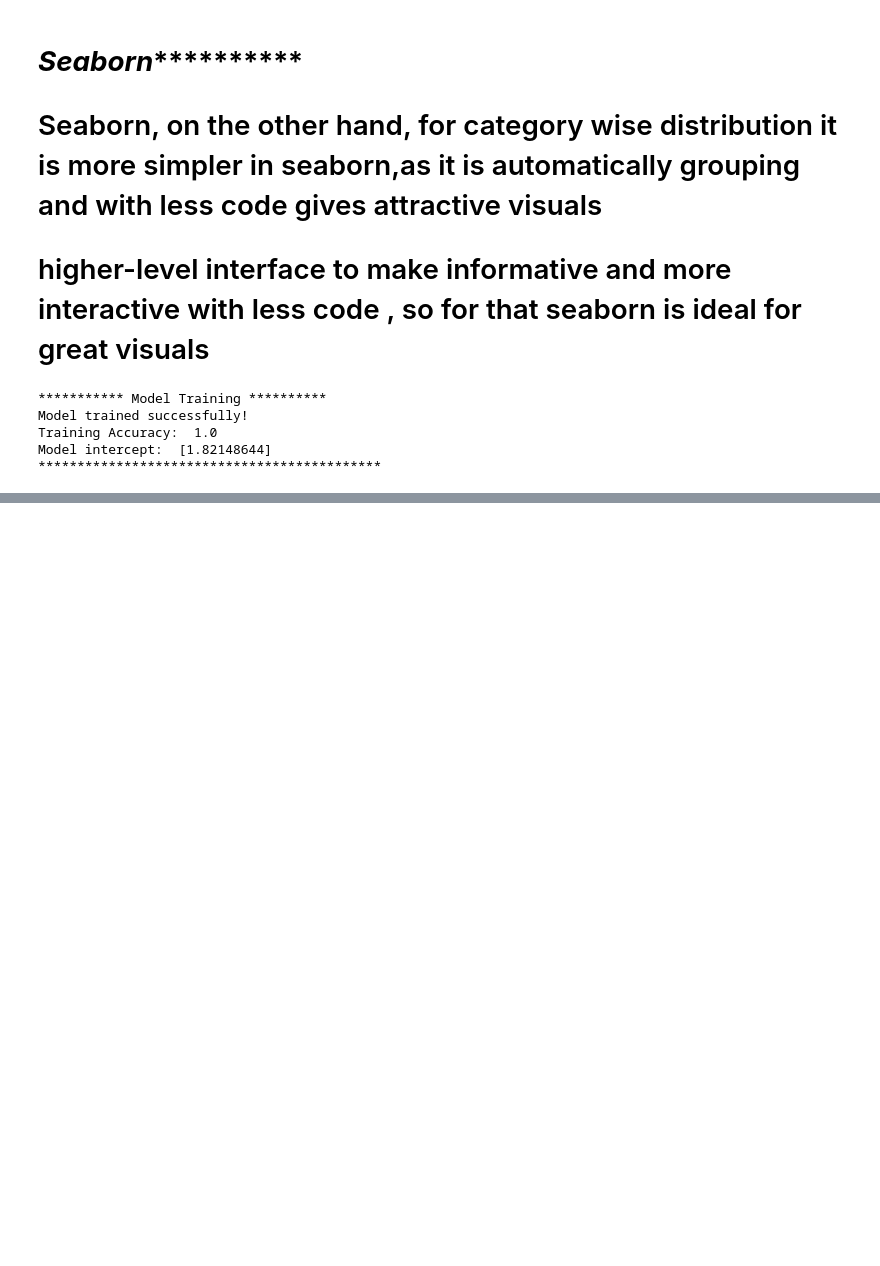
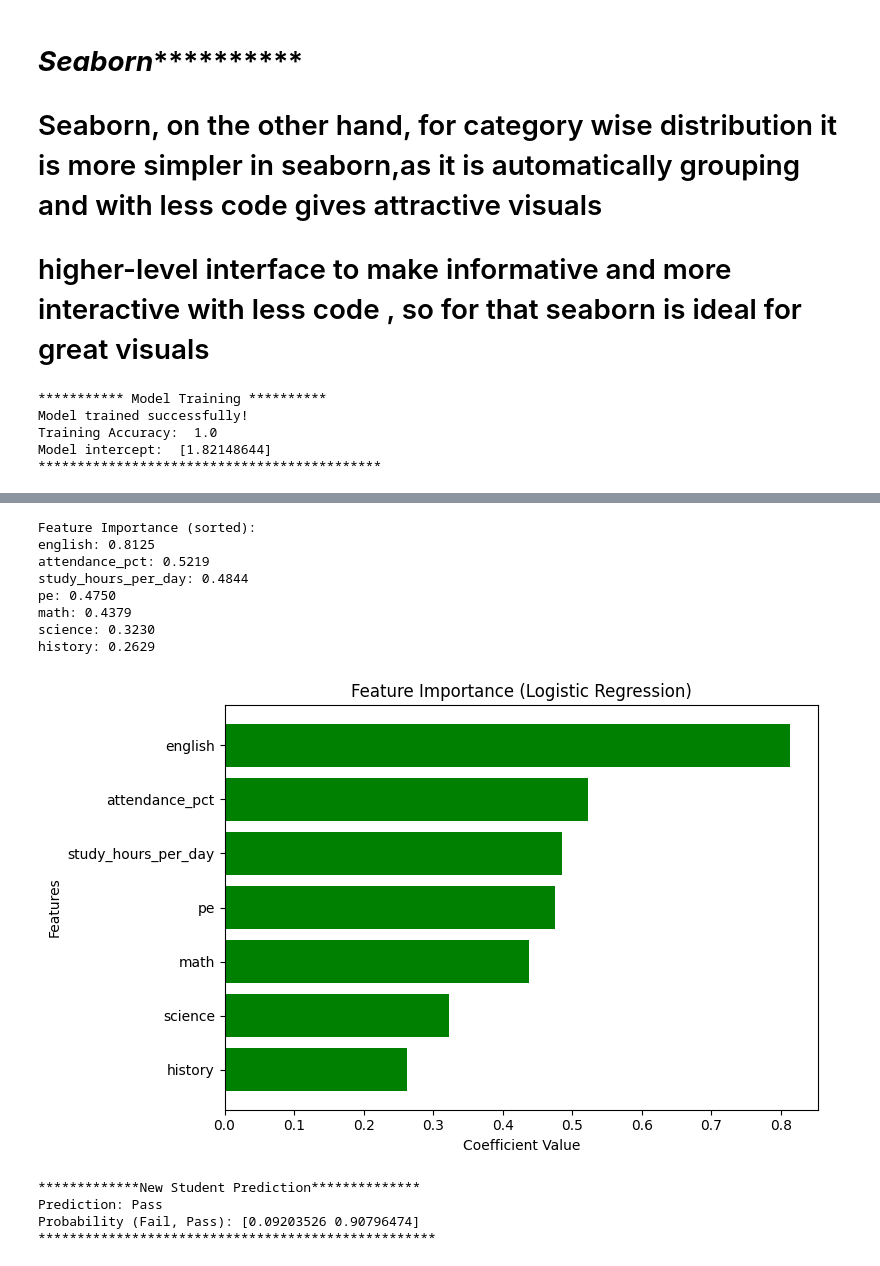
Before and after one commit to Shivangee1991/python-assignment-part4, a Jupyter notebook: part4_visualization_ml.ipynb, the cells around one changed output, grey strips where cells are left out. Cells and saved outputs as stored; diff of their text form; code cells hidden in the pictures; blank space fills up the shorter version.

```diff
--- a/part4_visualization_ml.ipynb
+++ b/part4_visualization_ml.ipynb
@@ -353,0 +356,61 @@ AttributeError: 'numpy.ndarray' object has no attribute 'index'
+# %%
+# Task 4.4-4 Feature importance
+
+import matplotlib.pyplot as plt
+import numpy as np
+
+# Extract model Coefficients- one value per feature
+coefficients = model.coef_[0]
+features = X.columns
+
+# Pair co-efficient with feature names and sort by absolute value
+feature_importance = sorted(zip(features, coefficients), key=lambda x: abs(x[1]), reverse=True)
+
+print("\nFeature Importance (sorted):")
+for feature, coef in feature_importance:
+    print(f"{feature}: {coef:.4f}")
+
+# plotting horizontal bar chart for feature coefficient with positive color green and negative shows red color
+features_sorted = [f for f, c in feature_importance]
+coeffs_sorted = [c for f, c in feature_importance]
+
+colors = ['green' if c > 0 else 'red' for c in coeffs_sorted]
+
+plt.figure(figsize=(8, 5))
+plt.barh(features_sorted, coeffs_sorted, color=colors)
+plt.xlabel("Coefficient Value")
+plt.ylabel("Features")
+plt.title("Feature Importance (Logistic Regression)")
+plt.show()
+# %% [output]
+Feature Importance (sorted):
+english: 0.8125
+attendance_pct: 0.5219
+study_hours_per_day: 0.4844
+pe: 0.4750
+math: 0.4379
+science: 0.3230
+history: 0.2629
+[figure, added]
+# %%
+# New student
+new_student = [[75, 70, 68, 65, 80, 82, 3.2]]
+
+# Scale
+new_student_scaled = scaler.transform(new_student)
+
+# Predict
+prediction = model.predict(new_student_scaled)[0]
+probability = model.predict_proba(new_student_scaled)[0]
+
+result = "Pass" if prediction == 1 else "Fail"
+
+print("\n*************New Student Prediction**************")
+print(f"Prediction: {result}")
+print(f"Probability (Fail, Pass): {probability}")
+print("***************************************************")
+# %% [output]
+*************New Student Prediction**************
+Prediction: Pass
+Probability (Fail, Pass): [0.09203526 0.90796474]
+***************************************************
```
Also changed, not shown: parts of 1 cell of this notebook.
